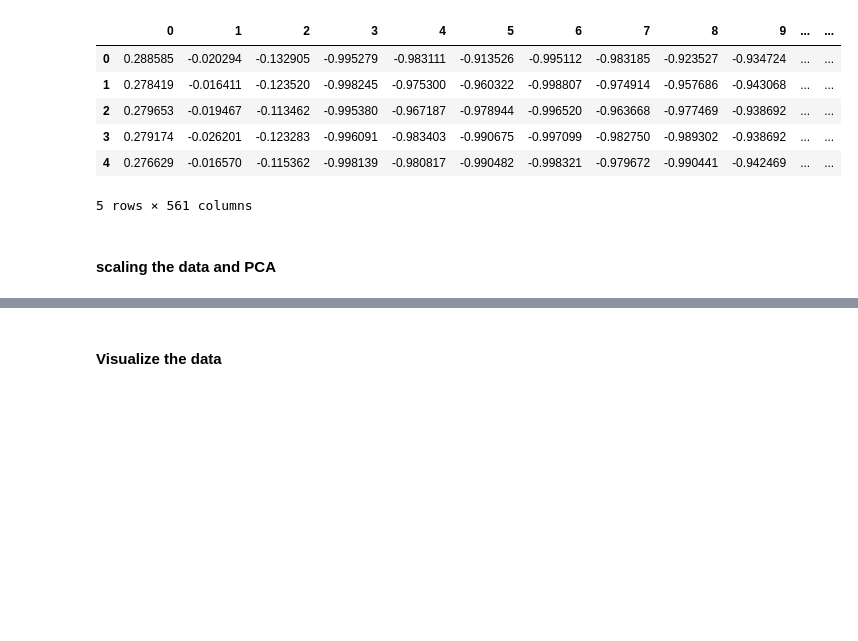
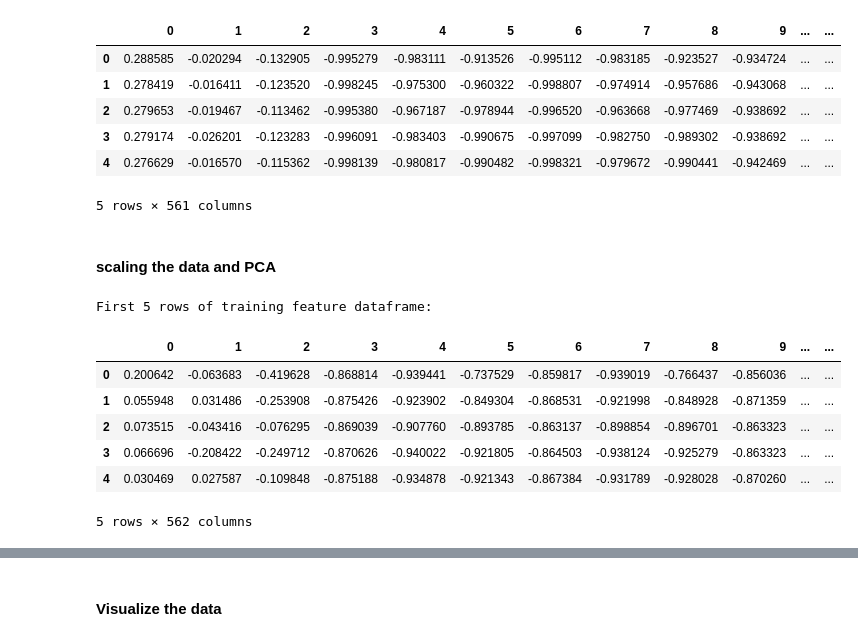
Before and after one commit to kkipngenokoech/MathsRequiredForAI, a Jupyter notebook: INTRO TO ML/HW4/q4.ipynb, the cells around one changed output, grey strips where cells are left out. Saved outputs shown, nothing was run; the diff lists cells and outputs as text; code cells hidden in the pictures; blank space fills up the shorter version.

```diff
--- a/INTRO TO ML/HW4/q4.ipynb
+++ b/INTRO TO ML/HW4/q4.ipynb
@@ -79,26 +79,40 @@ First 5 rows of training feature dataframe:
 # %% [markdown]
 #### scaling the data and PCA
 # %%
+from sklearn.preprocessing import StandardScaler
+
 # TODO: Scale X_train
-X_train_scaled = None  # TODO
+scaler = StandardScaler()
 
-# TODO: Scale X_test
-X_test_scaled = None   # TODO
+# Scale X_train
+X_train_scaled = scaler.fit_transform(X_train)
+
+# Scale X_test
+X_test_scaled = scaler.transform(X_test)
 
 # Convert scaled arrays back to DataFrames
-X_train = None   # TODO
-X_test = None  # TODO
+X_train = pd.DataFrame(X_train_scaled, columns=X_train.columns)
+X_test = pd.DataFrame(X_test_scaled, columns=X_test.columns)
 
 
 # Add 'Activity' column to create training_df and testing_df
 # TODO: Combine X_train and y_train into a single DataFrame named training_df.
-training_df =  None
+training_df =  pd.concat([X_train, y_train], axis=1)
 
 # TODO: Combine X_test and y_test into a single DataFrame named testing_df.
-testing_df = None
+testing_df = pd.concat([X_test, y_test], axis=1)
 
 
 
 # Display the first 5 rows of the training feature dataframe
 print("First 5 rows of training feature dataframe:")
 training_df.head()  # DO NOT CHANGE
+# %% [output]
+First 5 rows of training feature dataframe:
+|  | 0 | 1 | 2 | 3 | 4 | 5 | 6 | 7 | 8 | 9 | ... | ... |
+| 0 | 0.200642 | -0.063683 | -0.419628 | -0.868814 | -0.939441 | -0.737529 | -0.859817 | -0.939019 | -0.766437 | -0.856036 | ... | ... |
+| 1 | 0.055948 | 0.031486 | -0.253908 | -0.875426 | -0.923902 | -0.849304 | -0.868531 | -0.921998 | -0.848928 | -0.871359 | ... | ... |
+| 2 | 0.073515 | -0.043416 | -0.076295 | -0.869039 | -0.907760 | -0.893785 | -0.863137 | -0.898854 | -0.896701 | -0.863323 | ... | ... |
+| 3 | 0.066696 | -0.208422 | -0.249712 | -0.870626 | -0.940022 | -0.921805 | -0.864503 | -0.938124 | -0.925279 | -0.863323 | ... | ... |
+| 4 | 0.030469 | 0.027587 | -0.109848 | -0.875188 | -0.934878 | -0.921343 | -0.867384 | -0.931789 | -0.928028 | -0.870260 | ... | ... |
+5 rows × 562 columns
```
Also changed, not shown: parts of 4 cells of this notebook.
